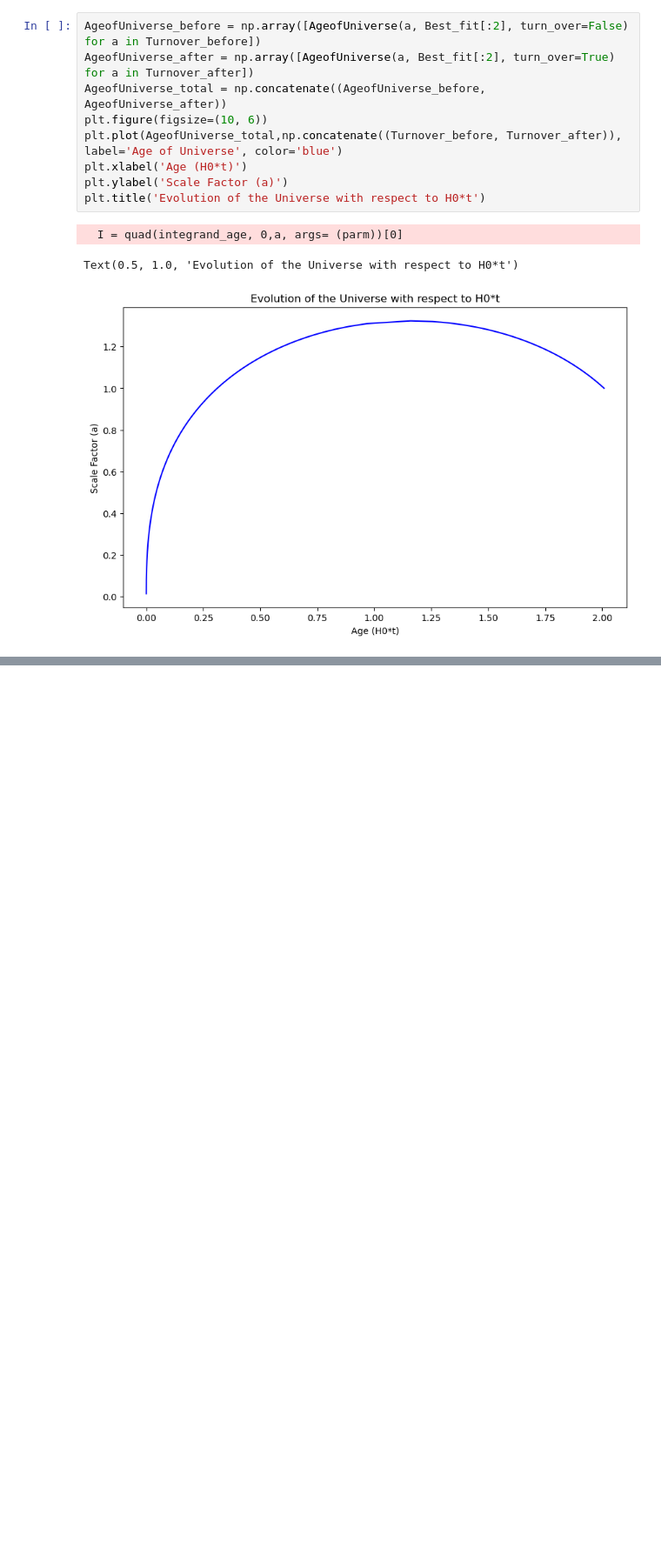
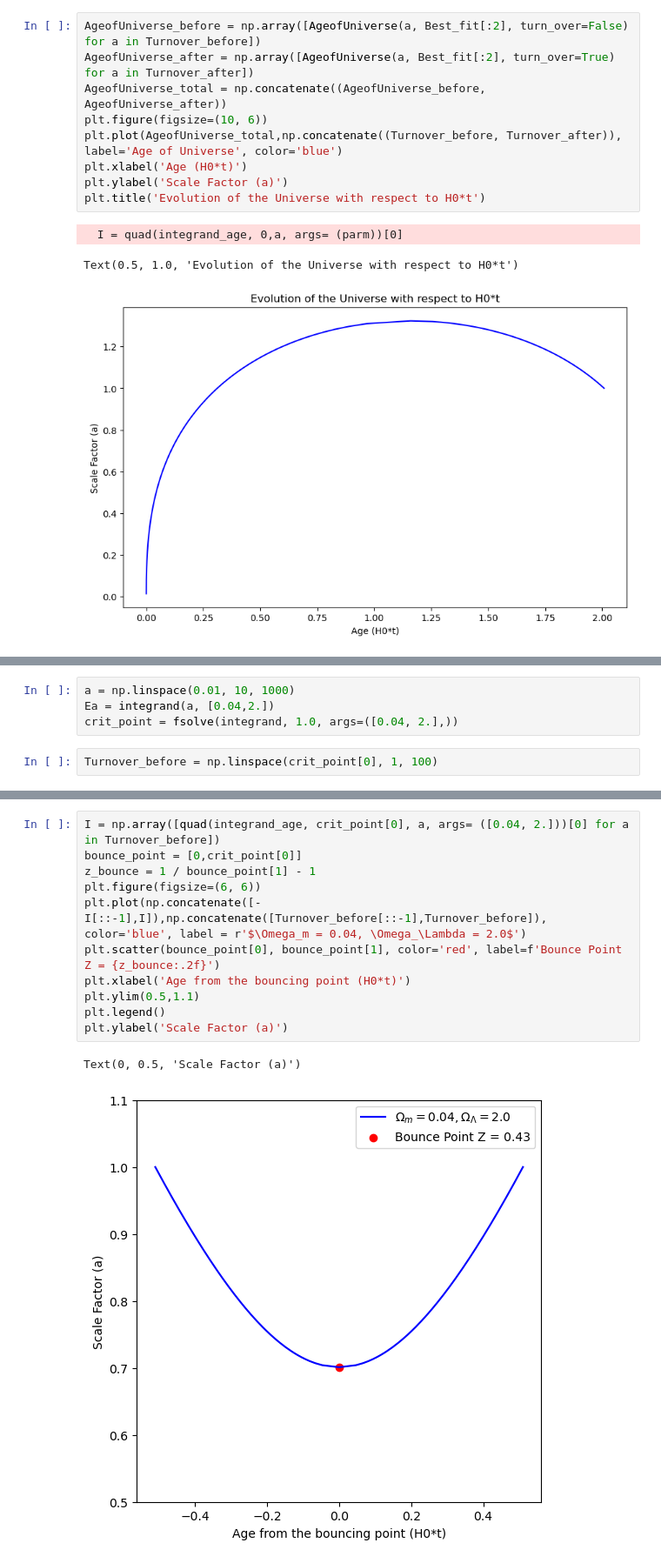
Before and after one commit to john1256/KASI_Ms, a Jupyter notebook: 2025/Field_research/Midterm_proj_maxa.ipynb, the cells around one changed output, grey strips where cells are left out. Shown at 87% size. Saved outputs shown, nothing was run; the diff lists cells and outputs as text; blank space fills up the shorter version.

```diff
--- a/2025/Field_research/Midterm_proj_maxa.ipynb
+++ b/2025/Field_research/Midterm_proj_maxa.ipynb
@@ -81,0 +75,6 @@ Text(0.5, 1.0, 'Evolution of the Universe with respect to H0*t')
+# %%
+a = np.linspace(0.01, 10, 1000)
+Ea = integrand(a, [0.04,2.])
+crit_point = fsolve(integrand, 1.0, args=([0.04, 2.],))
+# %%
+Turnover_before = np.linspace(crit_point[0], 1, 100)
@@ -81,0 +104,14 @@ Text(0.5, 1.0, 'Evolution of the Universe with respect to H0*t')
+# %%
+I = np.array([quad(integrand_age, crit_point[0], a, args= ([0.04, 2.]))[0] for a in Turnover_before])
+bounce_point = [0,crit_point[0]]
+z_bounce = 1 / bounce_point[1] - 1
+plt.figure(figsize=(6, 6))
+plt.plot(np.concatenate([-I[::-1],I]),np.concatenate([Turnover_before[::-1],Turnover_before]),  color='blue', label = r'$\Omega_m = 0.04, \Omega_\Lambda = 2.0$')
+plt.scatter(bounce_point[0], bounce_point[1], color='red', label=f'Bounce Point Z = {z_bounce:.2f}')
+plt.xlabel('Age from the bouncing point (H0*t)')
+plt.ylim(0.5,1.1)
+plt.legend()
+plt.ylabel('Scale Factor (a)')
+# %% [output]
+Text(0, 0.5, 'Scale Factor (a)')
+[figure, added]
```
Also changed, not shown: parts of 5 cells of this notebook, 28 other files.
